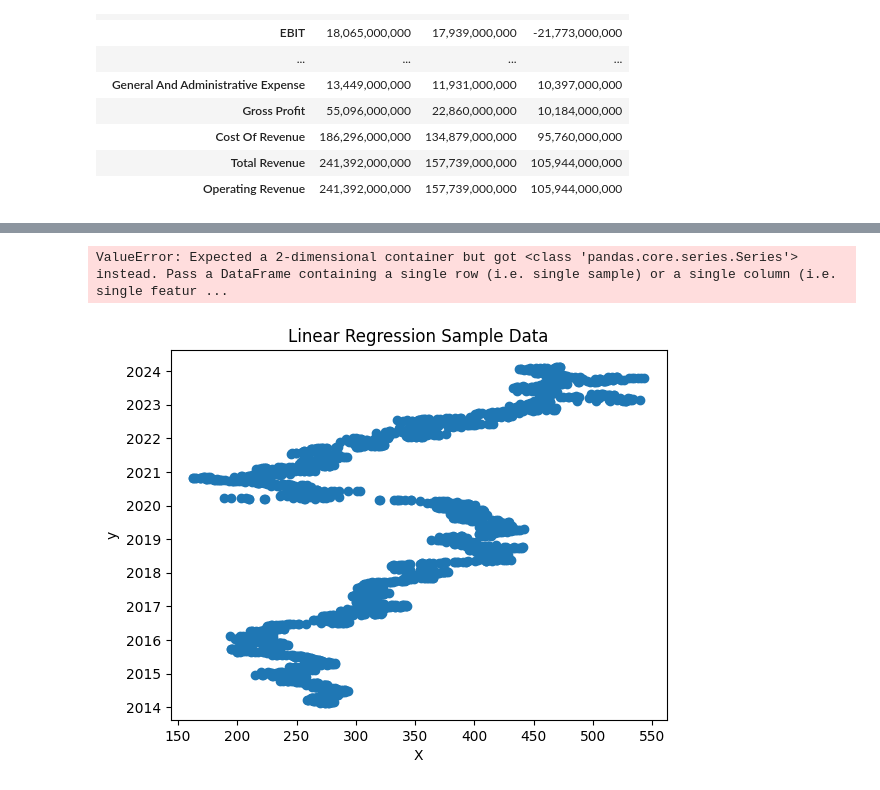
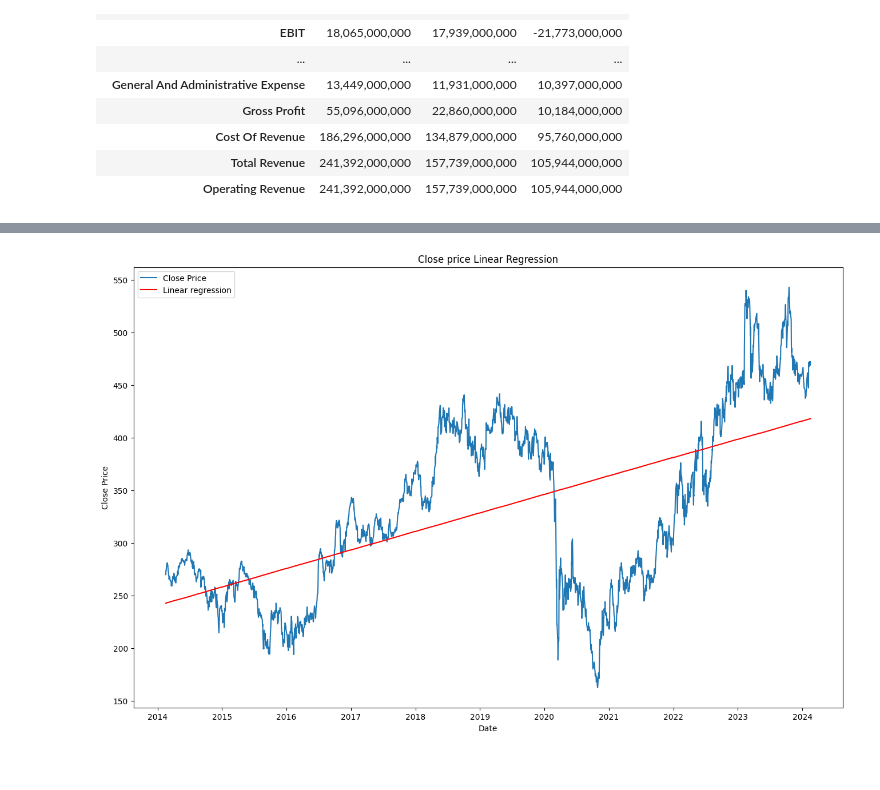
Before and after one commit to ivandimitrovkyulev/Notebooks, a Jupyter notebook: sample/analyses.ipynb, the cells around one changed output, grey strips where cells are left out. Cells and saved outputs as stored; diff of their text form; code cells hidden in the pictures.

```diff
--- a/sample/analyses.ipynb
+++ b/sample/analyses.ipynb
@@ -82,4 +88,4 @@ history
 # %%
+regression_price_chart(history, 'Close')
 # %% [output]
-ValueError: Expected a 2-dimensional container but got <class 'pandas.core.series.Series'> instead. Pass a DataFrame containing a single row (i.e. single sample) or a single column (i.e. single featur ...
-[figure, old version]
+[figure, new version]
```
Also changed, not shown: parts of 4 cells of this notebook, 1 other file.
